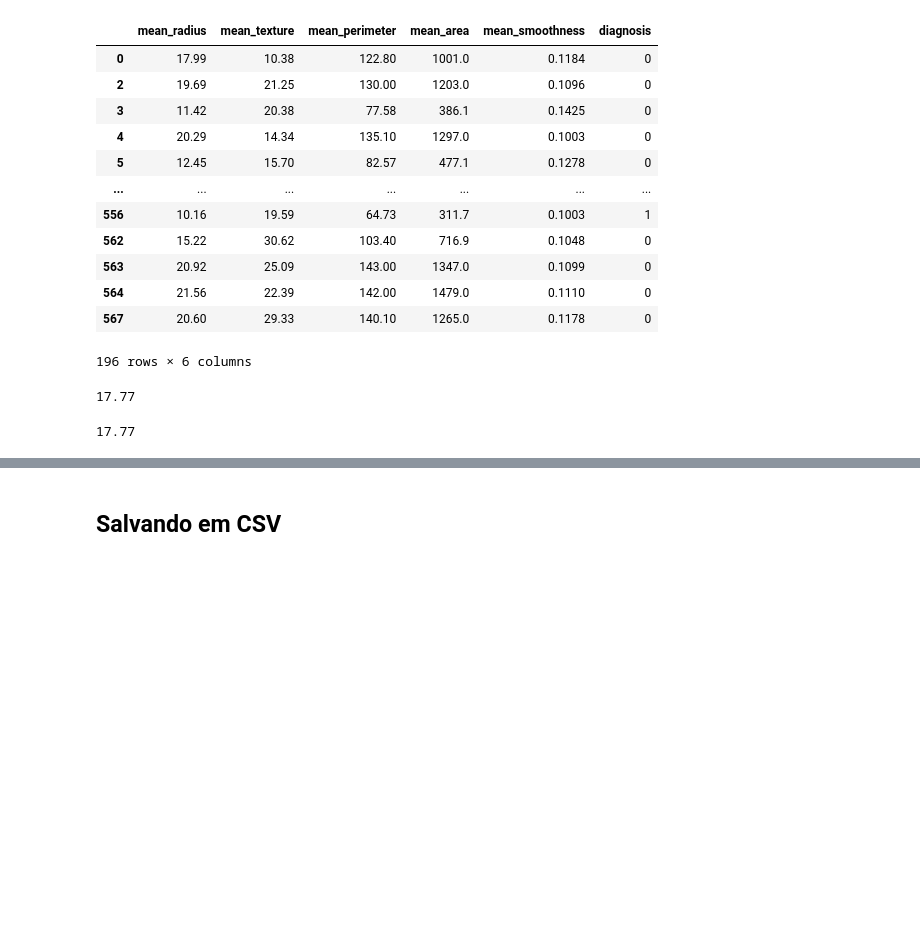
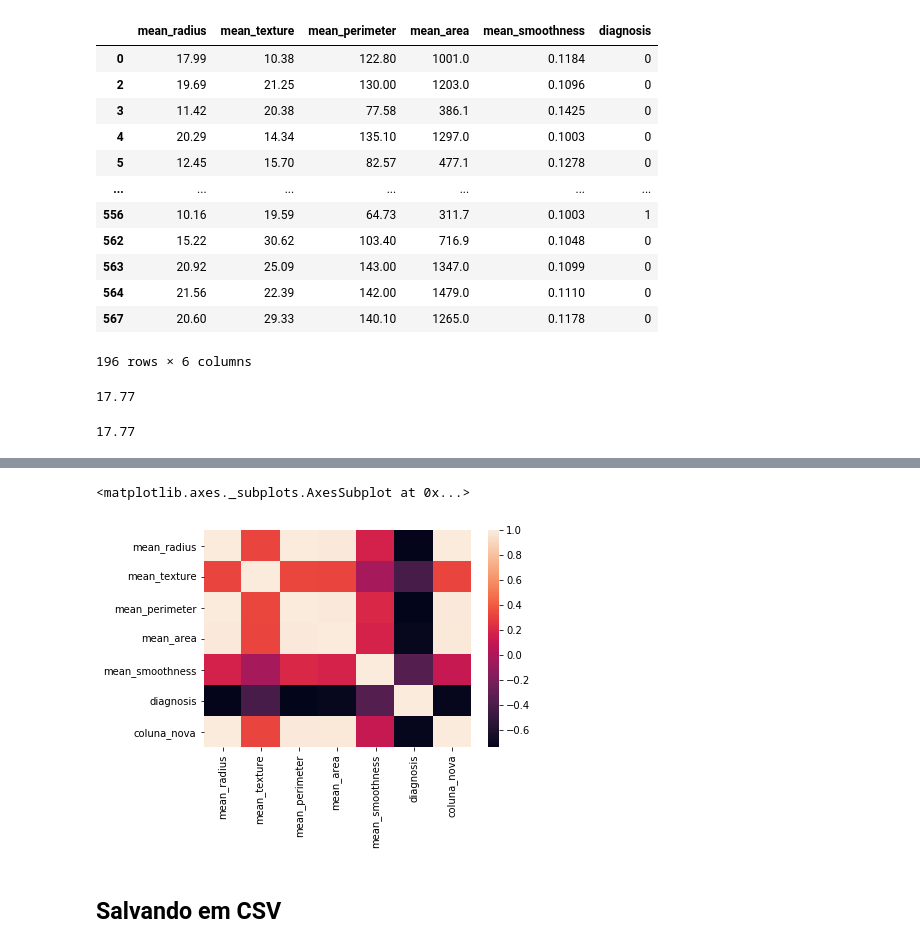
Before and after one commit to gizattos/Python, a Jupyter notebook: Pandas.ipynb, the cells around one changed output, grey strips where cells are left out. Cells and saved outputs as stored; diff of their text form; code cells hidden in the pictures; blank space fills up the shorter version.

```diff
--- a/Pandas.ipynb
+++ b/Pandas.ipynb
@@ -158,3 +264,9 @@ df1.loc[1,'mean_texture']
+# %%
+import seaborn as sns
+sns.heatmap(df1.corr())
+# %% [output]
+<matplotlib.axes._subplots.AxesSubplot at 0x...>
+[figure, added]
 # %% [markdown]
 <h2>Salvando em CSV</h2>
 # %%
```
Also changed, not shown: parts of 10 cells of this notebook.
